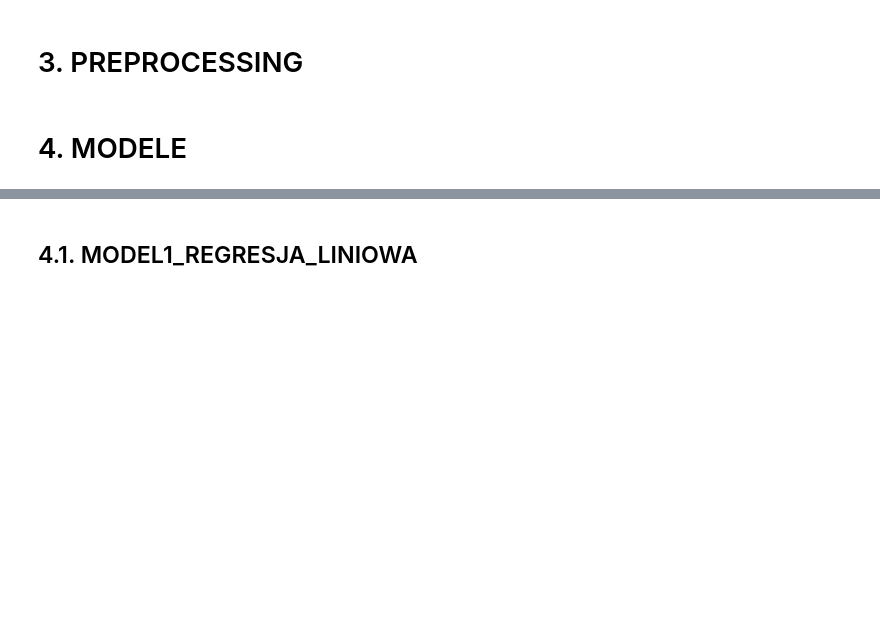
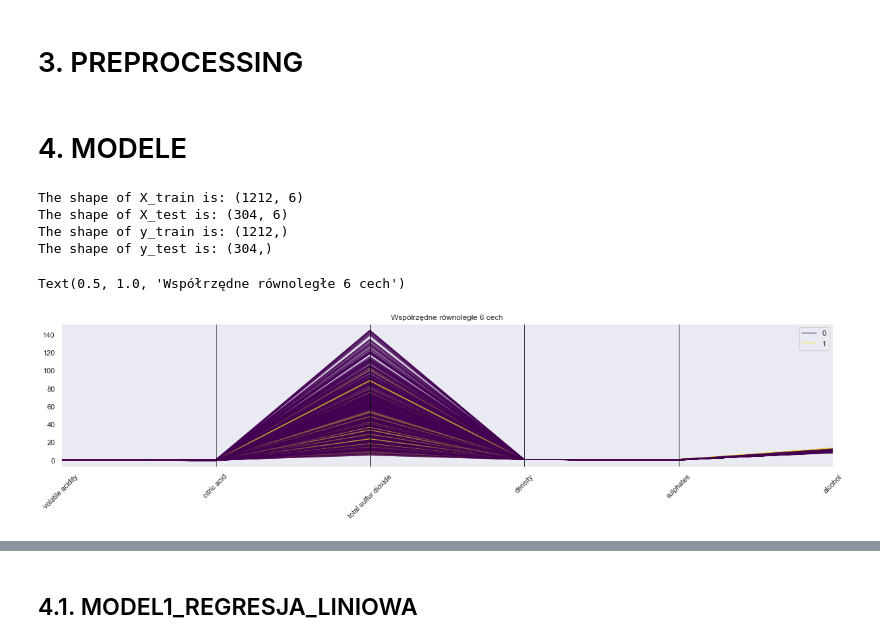
Before and after one commit to infoshareacademy/jdszr7-code-breakers, a Jupyter notebook: projekt_ML/ML_prezentacja/ML_project_wine.ipynb, the cells around one changed output, grey strips where cells are left out. Saved outputs shown, nothing was run; the diff lists cells and outputs as text; code cells hidden in the pictures; blank space fills up the shorter version.

```diff
--- a/projekt_ML/ML_prezentacja/ML_project_wine.ipynb
+++ b/projekt_ML/ML_prezentacja/ML_project_wine.ipynb
@@ -68,3 +113,29 @@ df.head(11)
 # %% [markdown]
 <a id='MODELE'></a>
 # 4. MODELE
+# %%
+X = df.drop("quality", axis=1)
+y = df["quality"]
+X_train, X_test, y_train, y_test = train_test_split(X, y, test_size=.2, stratify = df.quality, random_state=42)
+print("The shape of X_train is:",X_train.shape)
+print("The shape of X_test is:",X_test.shape)
+print("The shape of y_train is:",y_train.shape)
+print("The shape of y_test is:",y_test.shape)
+# %% [output]
+The shape of X_train is: (1212, 6)
+The shape of X_test is: (304, 6)
+The shape of y_train is: (1212,)
+The shape of y_test is: (304,)
+# %%
+# Wykres współrzędnych równoległych Dla danych wielowymiarowych
+from pandas.plotting import ( parallel_coordinates,)
+fig, ax = plt.subplots (figsize=(21, 4))
+new_df = X.copy()
+new_df["target"] = y
+parallel_coordinates(new_df, "target", ax=ax,colormap="viridis", alpha=0.5,)
+ax.set_xticklabels ( ax.get_xticklabels(), rotation=45)
+
+ax.set_title("Współrzędne równoległe 6 cech")
+# %% [output]
+Text(0.5, 1.0, 'Współrzędne równoległe 6 cech')
+[figure, added]
```
Also changed, not shown: parts of 19 cells of this notebook, 1 other file.
